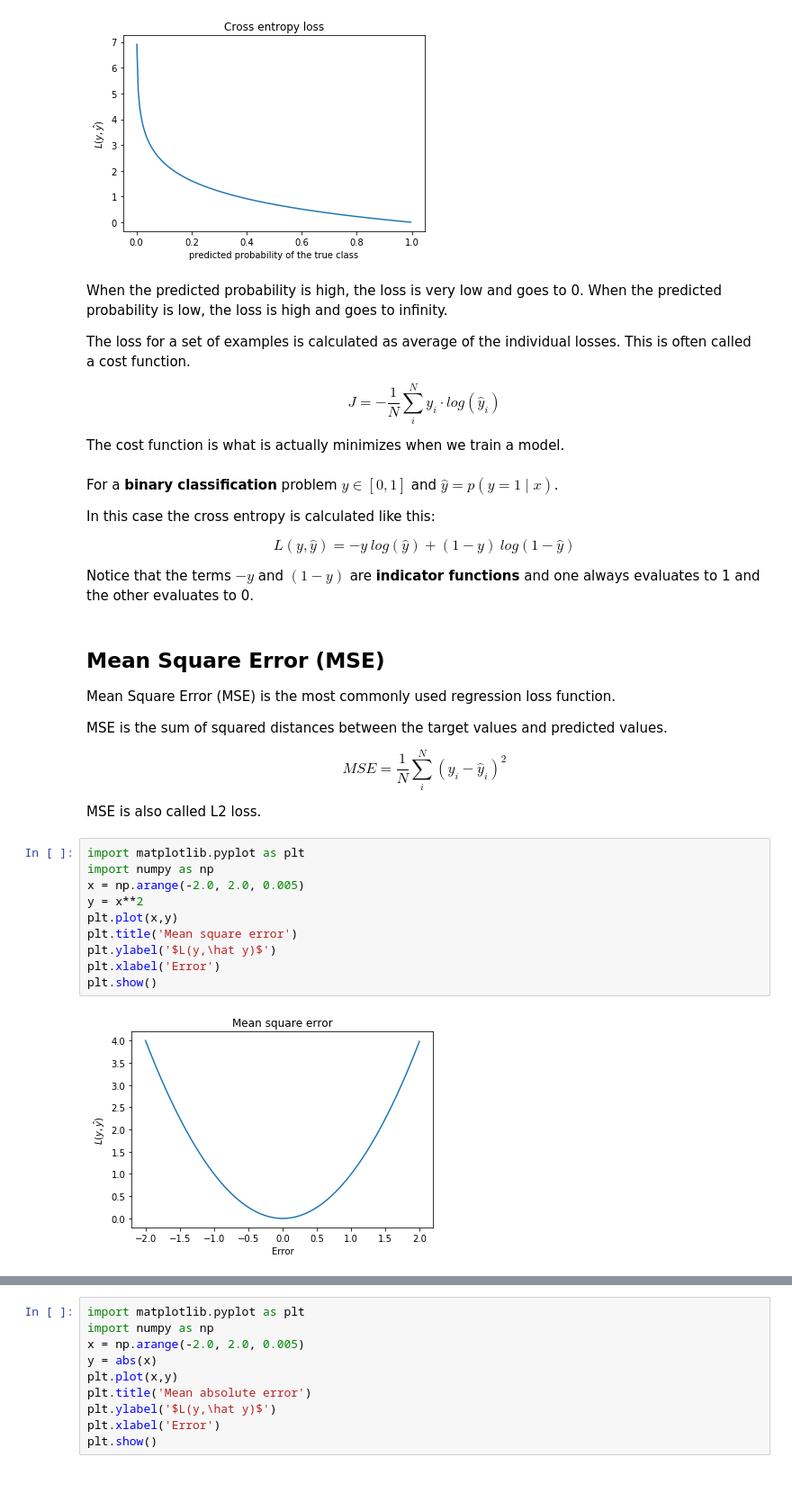
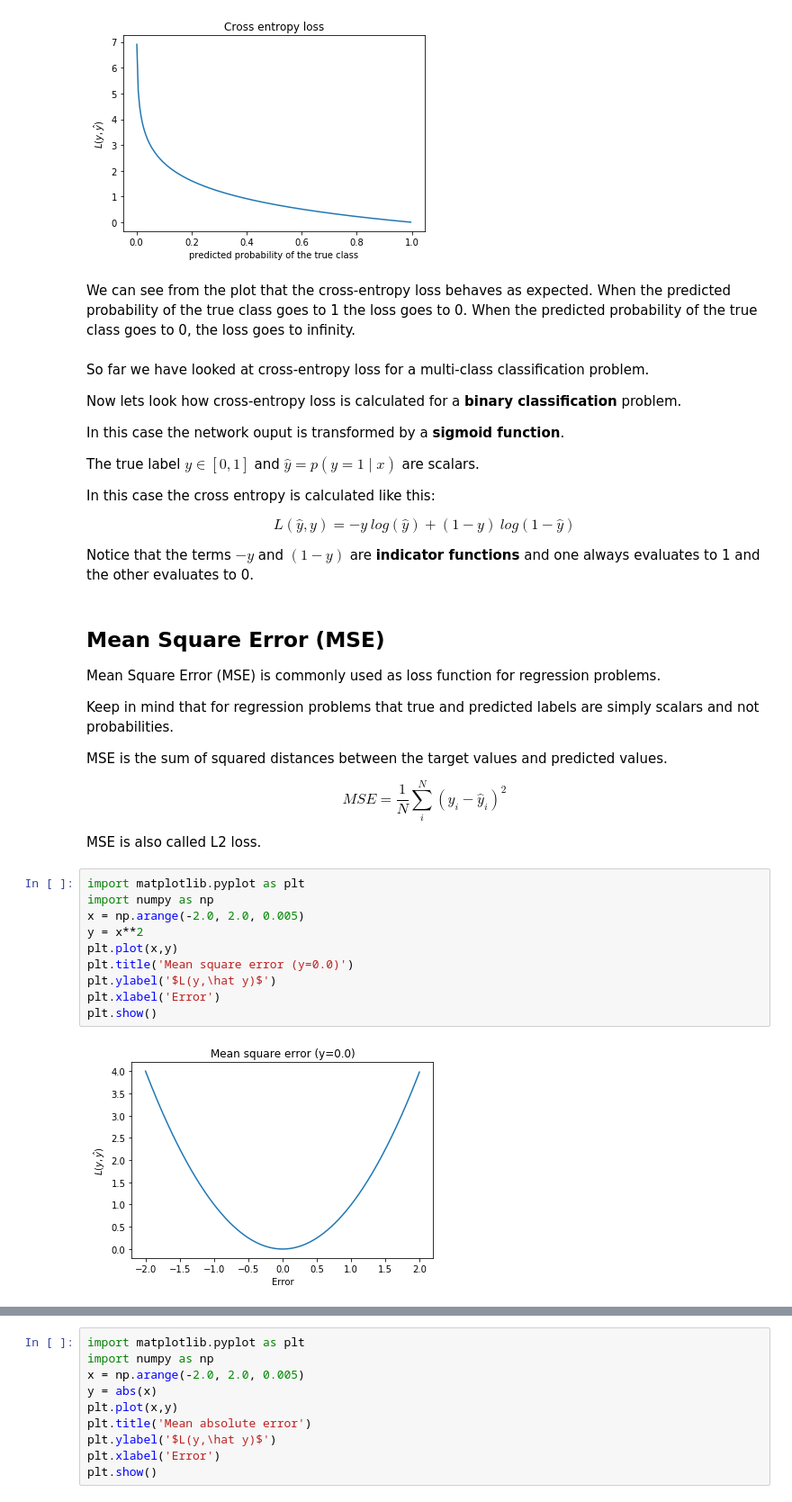
Before and after one commit to asprenger/ml_workshop, a Jupyter notebook: 1.6 - Loss.ipynb, the cells around one changed output, grey strips where cells are left out. Shown at 90% size. Saved outputs shown, nothing was run; the diff lists cells and outputs as text.

```diff
--- a/1.6 - Loss.ipynb
+++ b/1.6 - Loss.ipynb
@@ -70,30 +109,33 @@ plt.xlabel('predicted probability of the true class')
 plt.show()
 # %% [output]
 [figure]
-# %% [markdown]
-When the predicted probability is high, the loss is very low and goes to 0. When the predicted probability is low, the loss is high and goes to infinity.
-
-The loss for a set of examples is calculated as average of the individual losses. This is often called a cost function.
-
-$$
-J = - \frac{1}{N} \sum_i^N y_i \cdot log(\hat y_i)
-$$
-
-The cost function is what is actually minimizes when we train a model.
+# %% [markdown]
+We can see from the plot that the cross-entropy loss behaves as expected. When the predicted probability of the true class goes to 1 the loss goes to 0. When the predicted probability of the true class goes to 0, the loss goes to infinity.
 # %% [markdown]
-For a **binary classification** problem $y \in [0,1]$ and $\hat y = p(y=1 \mid x)$.
+So far we have looked at cross-entropy loss for a multi-class classification problem.
+
+Now lets look how cross-entropy loss is calculated for a **binary classification** problem.
+
+In this case the network ouput is transformed by a **sigmoid function**.
+
+The true label $y \in [0,1]$ and $\hat y = p(y=1 \mid x)$ are scalars.
+
+
+
 
 In this case the cross entropy is calculated like this:
 
 $$
-L(y, \hat y) = -y \ log(\hat y) + (1-y) \ log(1-\hat y)
+L(\hat y, y) = -y \ log(\hat y) + (1-y) \ log(1-\hat y)
 $$
 
 Notice that the terms $-y$ and $(1-y)$ are **indicator functions** and one always evaluates to 1 and the other evaluates to 0.
 # %% [markdown]
 ## Mean Square Error (MSE)
 
-Mean Square Error (MSE) is the most commonly used regression loss function.
+Mean Square Error (MSE) is commonly used as loss function for regression problems.
+
+Keep in mind that for regression problems that true and predicted labels are simply scalars and not probabilities.
 
 MSE is the sum of squared distances between the target values and predicted values.
 
@@ -105,12 +147,12 @@ MSE is also called L2 loss.
 # %%
 import matplotlib.pyplot as plt
 import numpy as np
 x = np.arange(-2.0, 2.0, 0.005)
 y = x**2
 plt.plot(x,y)
-plt.title('Mean square error')
+plt.title('Mean square error (y=0.0)')
 plt.ylabel('$L(y,\hat y)$')
 plt.xlabel('Error')
 plt.show()
 # %% [output]
-[figure, old version]
+[figure, new version]
```
Also changed, not shown: parts of 10 cells of this notebook, 5 other files.
